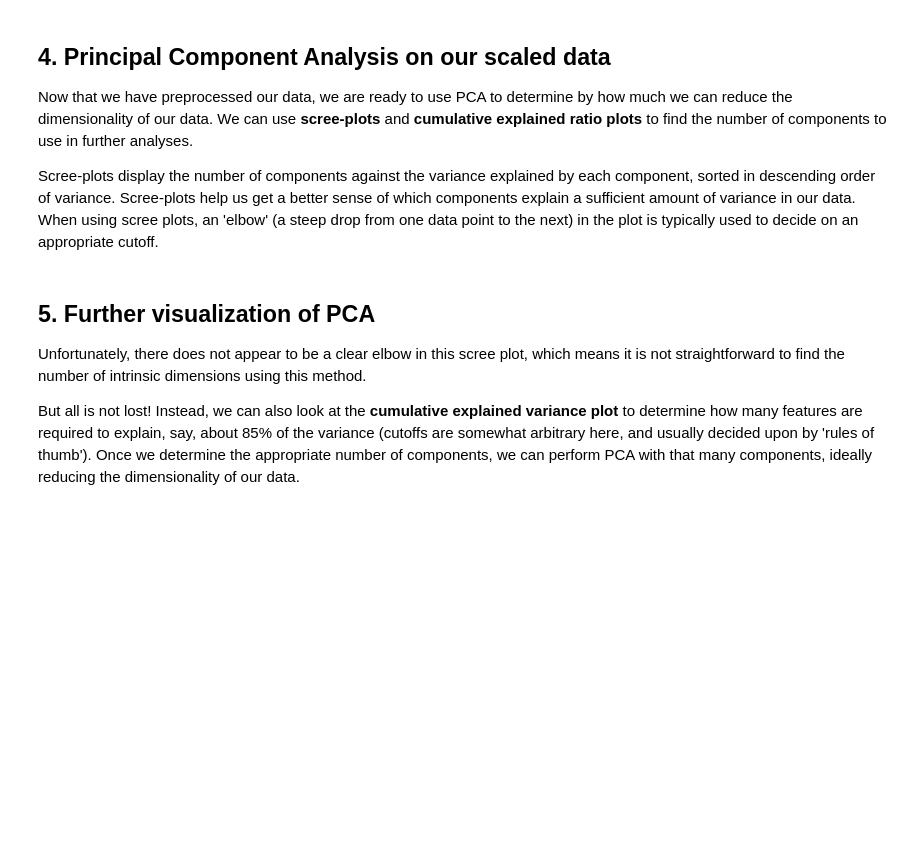
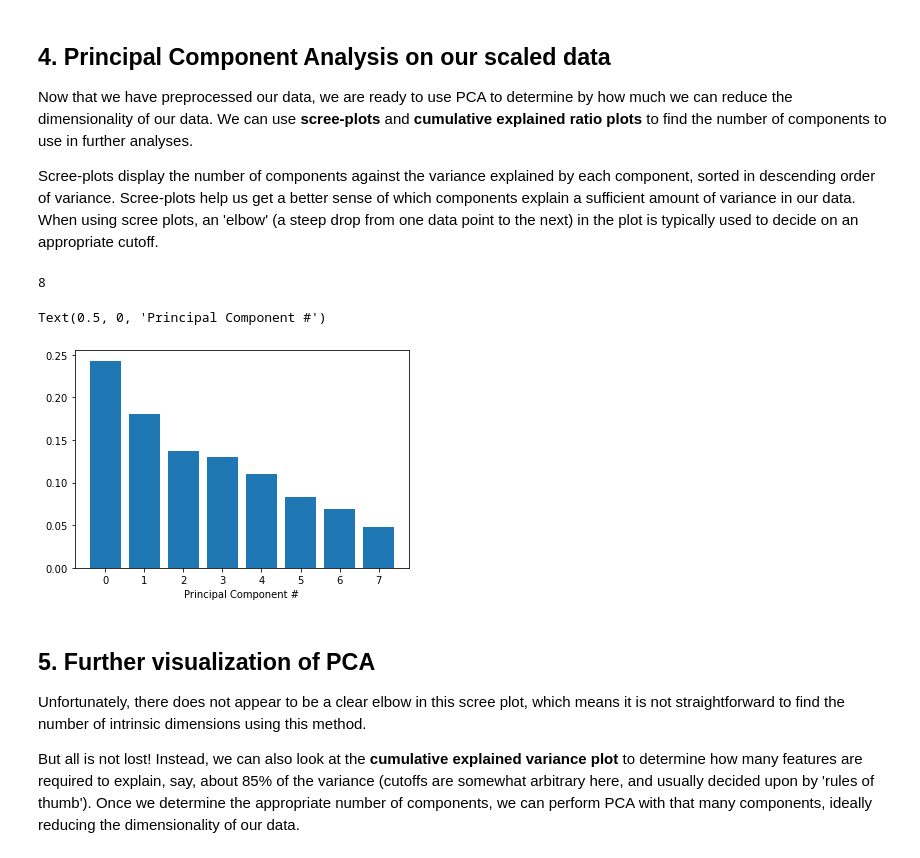
Before and after one commit to pedflotor/DataCamp, a Jupyter notebook: Classify Song Genres from Audio Data/Song Genre Classification.ipynb, the cells around one changed output. Cells and saved outputs as stored; diff of their text form; code cells hidden in the pictures; blank space fills up the shorter version.

```diff
--- a/Classify Song Genres from Audio Data/Song Genre Classification.ipynb
+++ b/Classify Song Genres from Audio Data/Song Genre Classification.ipynb
@@ -86,19 +86,25 @@ scaled_train_features = scaler.fit_transform(features)
 # %%
 # This is just to make plots appear in the notebook
 %matplotlib inline
 
 # Import our plotting module, and PCA class
-#... YOUR CODE ...
+import matplotlib.pyplot as plt
+from sklearn.decomposition import PCA
 
 # Get our explained variance ratios from PCA using all features
-pca = ...
-...
-exp_variance = ...
+pca = PCA()
+pca.fit(scaled_train_features)
+exp_variance = pca.explained_variance_ratio_
+print(pca.n_components_)
 
 # plot the explained variance using a barplot
 fig, ax = plt.subplots()
-ax.bar(..., ...)
+ax.bar(range(8), pca.explained_variance_ratio_)
 ax.set_xlabel('Principal Component #')
+# %% [output]
+8
+Text(0.5, 0, 'Principal Component #')
+[figure, added]
 # %% [markdown]
 ## 5. Further visualization of PCA
 <p>Unfortunately, there does not appear to be a clear elbow in this scree plot, which means it is not straightforward to find the number of intrinsic dimensions using this method. </p>
```
Also changed, not shown: parts of 1 cell of this notebook.
